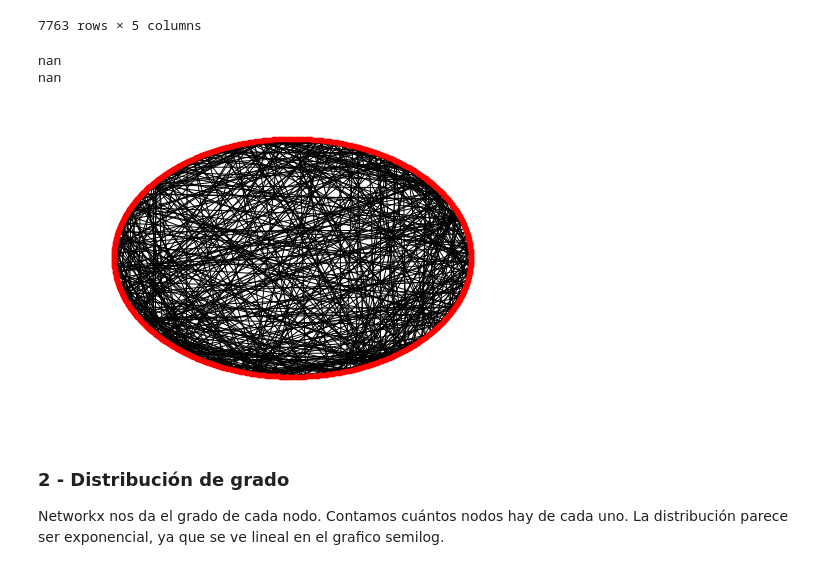
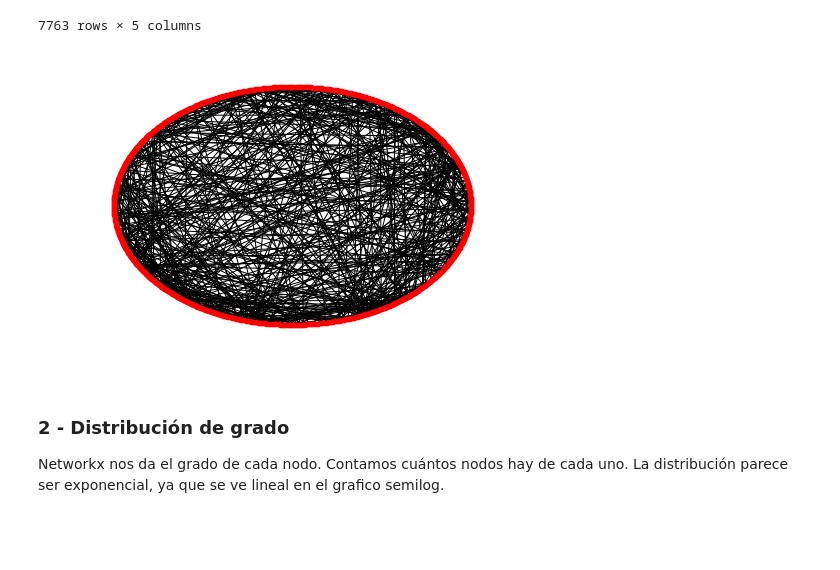
Before and after one commit to fhosen/CienciaDeDatos, a Jupyter notebook: TP4/TP4.ipynb, the cells around one changed output. Drawn from its saved outputs; the diff is of its cells as text; code cells hidden in the pictures; blank space fills up the shorter version.

```diff
--- a/TP4/TP4.ipynb
+++ b/TP4/TP4.ipynb
@@ -39,13 +39,13 @@ def authors_from(index):
     authors_str = db["Autores"][index]
     try: result = authors_str.split("&")
     except AttributeError:
-        print (db["Autores"][index])
+        #print (db["Autores"][index])
         return []
     filtered = []
     for i in range(len(result)):
         lower = result[i].strip().lower()
         filt = filter(str.isalnum, lower)
-        if len(filt) >= 1 and len(filt) < 25:
+        if len(filt) > 1 and len(filt) < 25:
             filtered.append(filt)
     return filtered
 
@@ -54,36 +54,34 @@ def get_all_authors():
     all_authors = []
     for index in range(db.shape[0]):
         all_authors += authors_from(index)
     return set(all_authors)
 
 def edges_from(elems):
     for e1 in elems:
         for e2 in elems:
             yield e1, e2
 
 def graph_of_collaborations():
     graph = nx.Graph()
     all_authors = get_all_authors()
     graph.add_nodes_from(all_authors)
 
     for index in range(db.shape[0]):
         authors = authors_from(index)
         if len(authors) > 1:
             permutations = edges_from(authors)
             graph.add_edges_from(permutations)
 
     return graph, all_authors
 
 graph, all_authors = graph_of_collaborations()
 #for i in sorted(all_authors): print i
 subgraph = graph.subgraph(list(all_authors)[1:1000])
 
 nx.draw_circular(subgraph, node_size=20)
 plt.show()
 # %% [output]
-nan
-nan
-[figure, old version]
+[figure, new version]
 # %% [markdown]
 ### 2 -  Distribución de grado
 Networkx nos da el grado de cada nodo. Contamos cuántos nodos hay de cada uno. La distribución parece ser exponencial, ya que se ve lineal en el grafico semilog.
```
Also changed, not shown: parts of 16 cells of this notebook.
